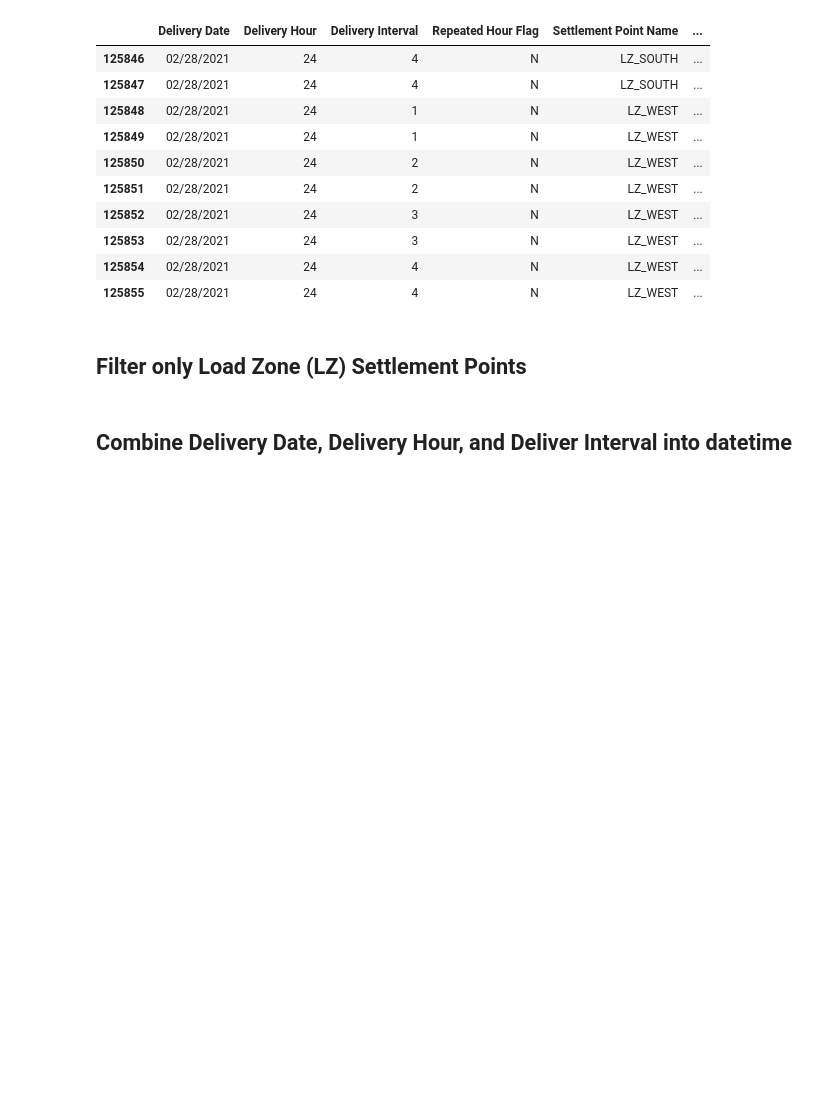
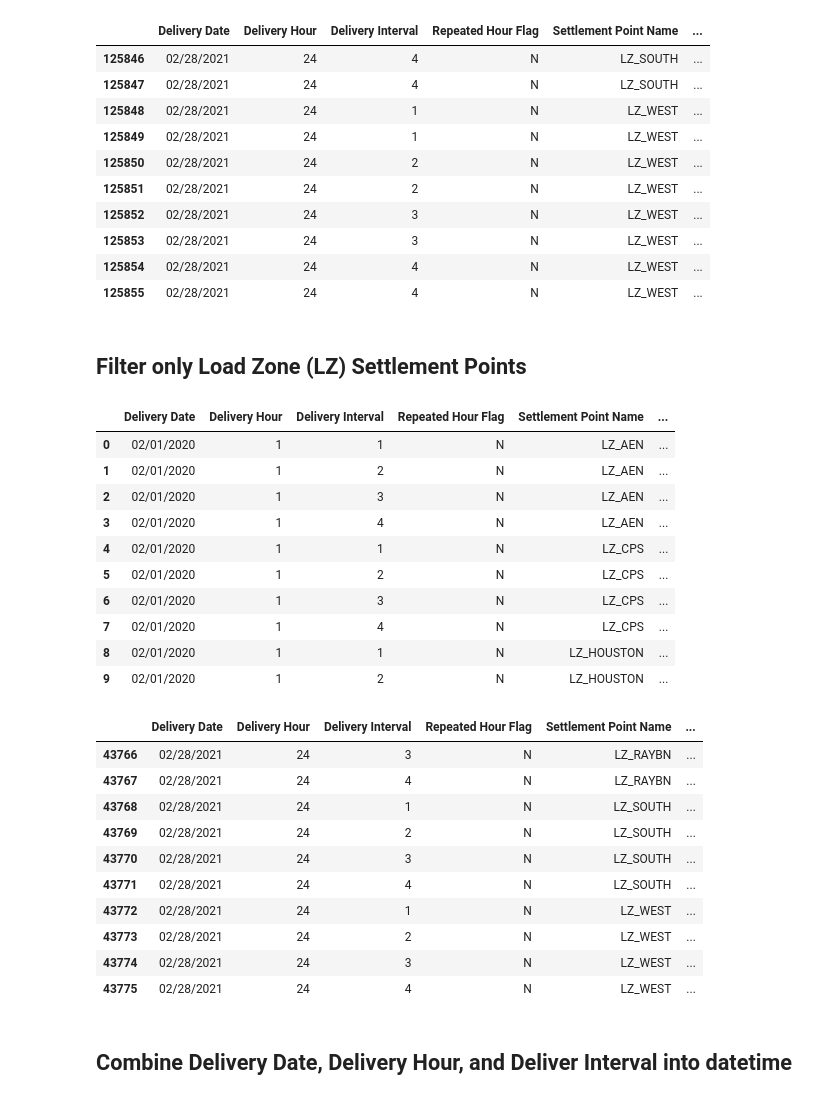
Before and after one commit to ccharafeddine/Degree_Day_Analysis, a Jupyter notebook: degree_day_analysis.ipynb, the cells around one changed output. Drawn from its saved outputs; the diff is of its cells as text; code cells hidden in the pictures; blank space fills up the shorter version.

Commit message:
update dataframe creation

```diff
--- a/degree_day_analysis.ipynb
+++ b/degree_day_analysis.ipynb
@@ -88,8 +89,33 @@ display(ercot_rtm_df.tail(10))
 # %% [markdown]
 ## Filter only Load Zone (LZ) Settlement Points
 # %%
-# lz_df = ercot_rtm_df.loc['Settlement Point Type' == 'LZ']
-# lz_df.head(20)
+lz_df = ercot_rtm_df.loc[ercot_rtm_df['Settlement Point Type'] == 'LZ']
+lz_df.reset_index(drop=True, inplace=True)
+display(lz_df.head(10))
+display(lz_df.tail(10))
+# %% [output]
+|  | Delivery Date | Delivery Hour | Delivery Interval | Repeated Hour Flag | Settlement Point Name | ... |
+| 0 | 02/01/2020 | 1 | 1 | N | LZ_AEN | ... |
+| 1 | 02/01/2020 | 1 | 2 | N | LZ_AEN | ... |
+| 2 | 02/01/2020 | 1 | 3 | N | LZ_AEN | ... |
+| 3 | 02/01/2020 | 1 | 4 | N | LZ_AEN | ... |
+| 4 | 02/01/2020 | 1 | 1 | N | LZ_CPS | ... |
+| 5 | 02/01/2020 | 1 | 2 | N | LZ_CPS | ... |
+| 6 | 02/01/2020 | 1 | 3 | N | LZ_CPS | ... |
+| 7 | 02/01/2020 | 1 | 4 | N | LZ_CPS | ... |
+| 8 | 02/01/2020 | 1 | 1 | N | LZ_HOUSTON | ... |
+| 9 | 02/01/2020 | 1 | 2 | N | LZ_HOUSTON | ... |
+|  | Delivery Date | Delivery Hour | Delivery Interval | Repeated Hour Flag | Settlement Point Name | ... |
+| 43766 | 02/28/2021 | 24 | 3 | N | LZ_RAYBN | ... |
+| 43767 | 02/28/2021 | 24 | 4 | N | LZ_RAYBN | ... |
+| 43768 | 02/28/2021 | 24 | 1 | N | LZ_SOUTH | ... |
+| 43769 | 02/28/2021 | 24 | 2 | N | LZ_SOUTH | ... |
+| 43770 | 02/28/2021 | 24 | 3 | N | LZ_SOUTH | ... |
+| 43771 | 02/28/2021 | 24 | 4 | N | LZ_SOUTH | ... |
+| 43772 | 02/28/2021 | 24 | 1 | N | LZ_WEST | ... |
+| 43773 | 02/28/2021 | 24 | 2 | N | LZ_WEST | ... |
+| 43774 | 02/28/2021 | 24 | 3 | N | LZ_WEST | ... |
+| 43775 | 02/28/2021 | 24 | 4 | N | LZ_WEST | ... |
 # %% [markdown]
 ## Combine Delivery Date, Delivery Hour, and Deliver Interval into datetime
 # %%
```
Also changed, not shown: parts of 8 cells of this notebook.
